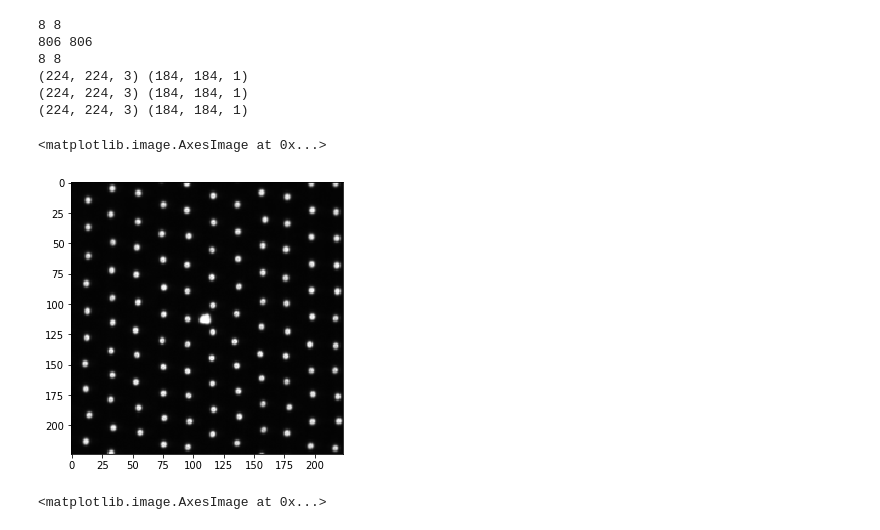
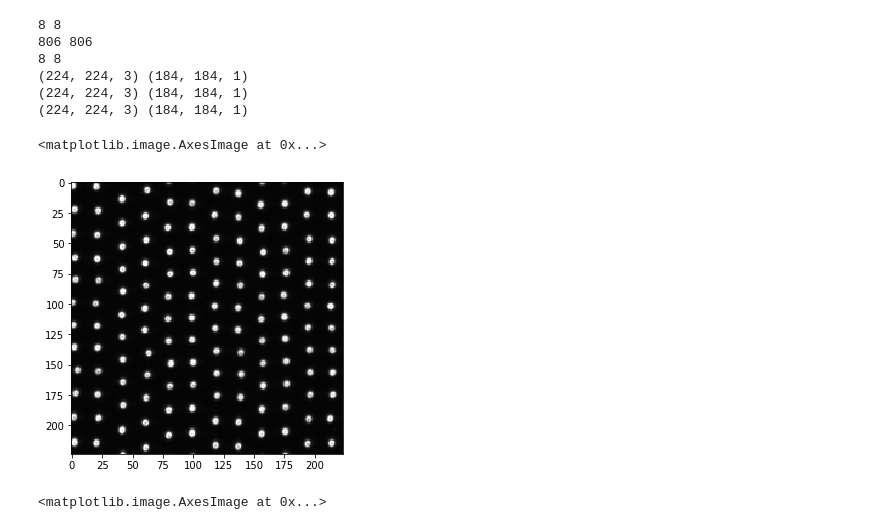
Before and after one commit to SAP-samples/btp-ai-sustainability-bootcamp, a Jupyter notebook: src/ai-models/defect-detection/notebooks/defect_detection_development_segmentation.ipynb, the cells around one changed output. Drawn from its saved outputs; the diff is of its cells as text; code cells hidden in the pictures.

```diff
--- a/src/ai-models/defect-detection/notebooks/defect_detection_development_segmentation.ipynb
+++ b/src/ai-models/defect-detection/notebooks/defect_detection_development_segmentation.ipynb
@@ -252,12 +252,12 @@ print(img_val[0].shape, msk_val[0].shape)
 (224, 224, 3) (184, 184, 1)
 # %%
 plt.figure(figsize = (5, 5))
-plt.imshow(img_test[2], interpolation='nearest')
+plt.imshow(img_test[0], interpolation='nearest')
 #print(img_test[0])
 #print(img_test[0].shape)
 # %% [output]
 <matplotlib.image.AxesImage at 0x...>
-[figure, old version]
+[figure, new version]
 # %%
 plt.figure(figsize = (5, 5))
 plt.imshow(msk_test[2], interpolation='nearest')
```
Also changed, not shown: parts of 40 cells of this notebook.
